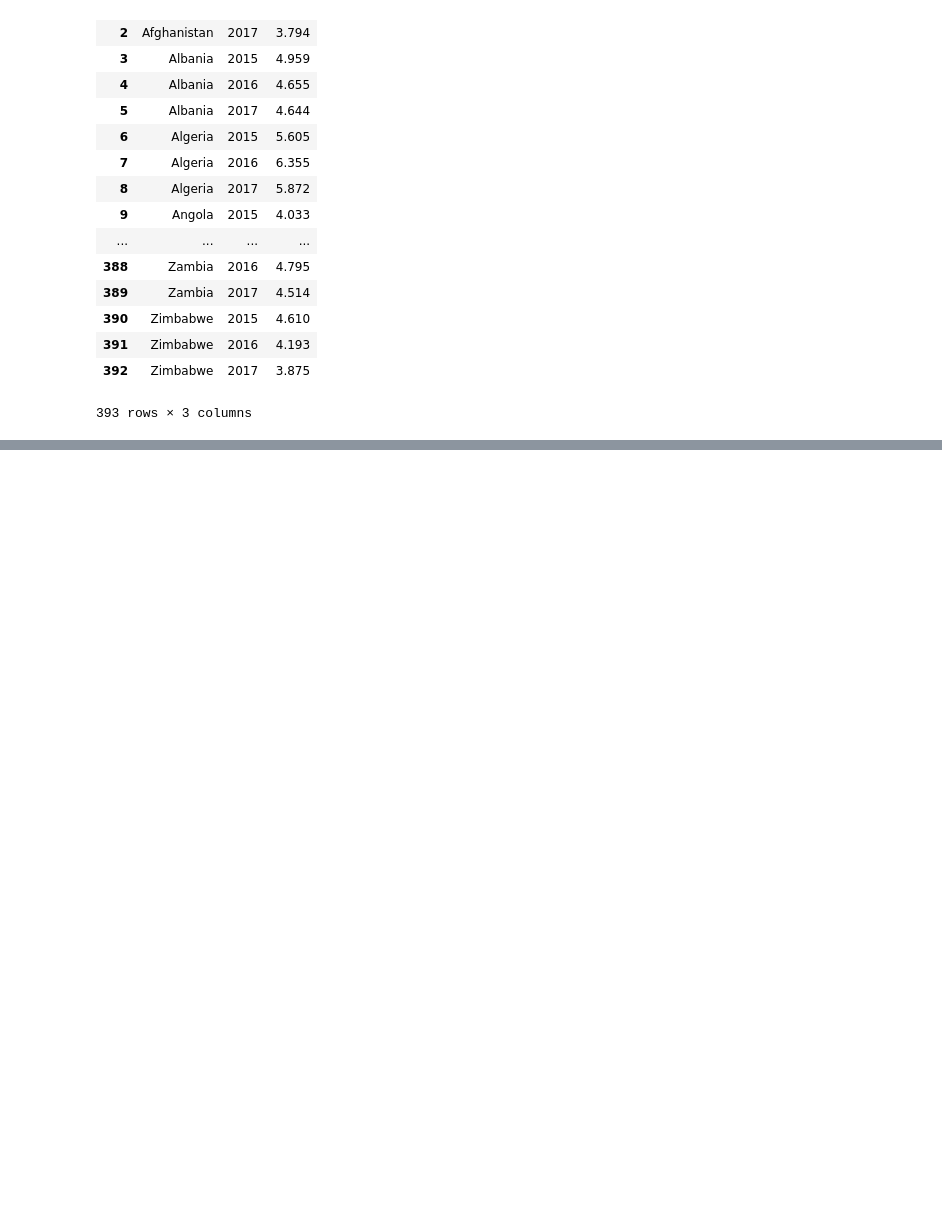
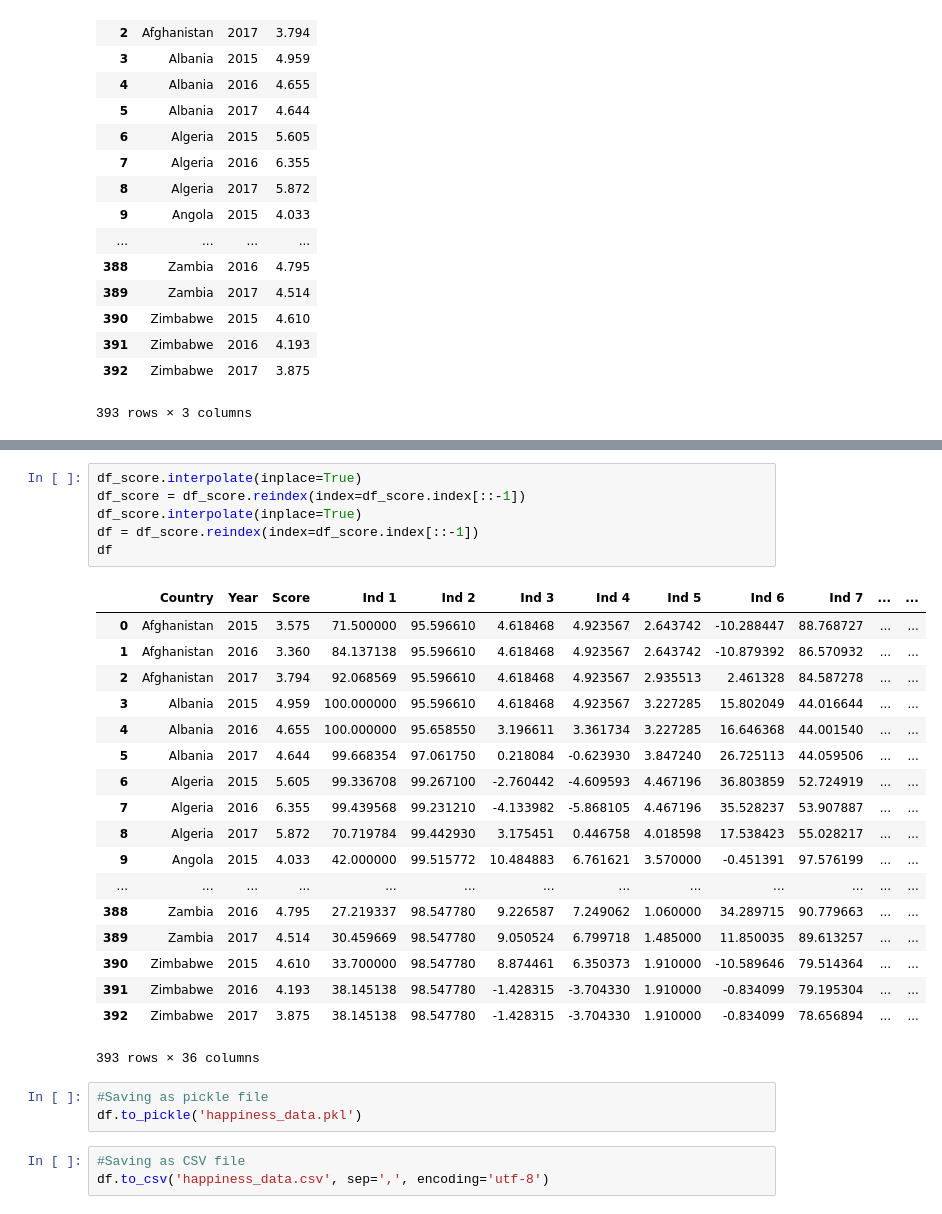
Before and after one commit to arun-joseph/Happiness-Predictor, a Jupyter notebook: dataProcessing.ipynb, the cells around one changed output, grey strips where cells are left out. Cells and saved outputs as stored; diff of their text form; blank space fills up the shorter version.

Commit message:
Interpolated data

```diff
--- a/dataProcessing.ipynb
+++ b/dataProcessing.ipynb
@@ -221 +221,32 @@ df_score
 393 rows × 36 columns
+# %%
+df_score.interpolate(inplace=True)
+df_score = df_score.reindex(index=df_score.index[::-1])
+df_score.interpolate(inplace=True)
+df = df_score.reindex(index=df_score.index[::-1])
+df
+# %% [output]
+|  | Country | Year | Score | Ind 1 | Ind 2 | Ind 3 | Ind 4 | Ind 5 | Ind 6 | Ind 7 | ... | ... |
+| 0 | Afghanistan | 2015 | 3.575 | 71.500000 | 95.596610 | 4.618468 | 4.923567 | 2.643742 | -10.288447 | 88.768727 | ... | ... |
+| 1 | Afghanistan | 2016 | 3.360 | 84.137138 | 95.596610 | 4.618468 | 4.923567 | 2.643742 | -10.879392 | 86.570932 | ... | ... |
+| 2 | Afghanistan | 2017 | 3.794 | 92.068569 | 95.596610 | 4.618468 | 4.923567 | 2.935513 | 2.461328 | 84.587278 | ... | ... |
+| 3 | Albania | 2015 | 4.959 | 100.000000 | 95.596610 | 4.618468 | 4.923567 | 3.227285 | 15.802049 | 44.016644 | ... | ... |
+| 4 | Albania | 2016 | 4.655 | 100.000000 | 95.658550 | 3.196611 | 3.361734 | 3.227285 | 16.646368 | 44.001540 | ... | ... |
+| 5 | Albania | 2017 | 4.644 | 99.668354 | 97.061750 | 0.218084 | -0.623930 | 3.847240 | 26.725113 | 44.059506 | ... | ... |
+| 6 | Algeria | 2015 | 5.605 | 99.336708 | 99.267100 | -2.760442 | -4.609593 | 4.467196 | 36.803859 | 52.724919 | ... | ... |
+| 7 | Algeria | 2016 | 6.355 | 99.439568 | 99.231210 | -4.133982 | -5.868105 | 4.467196 | 35.528237 | 53.907887 | ... | ... |
+| 8 | Algeria | 2017 | 5.872 | 70.719784 | 99.442930 | 3.175451 | 0.446758 | 4.018598 | 17.538423 | 55.028217 | ... | ... |
+| 9 | Angola | 2015 | 4.033 | 42.000000 | 99.515772 | 10.484883 | 6.761621 | 3.570000 | -0.451391 | 97.576199 | ... | ... |
+| ... | ... | ... | ... | ... | ... | ... | ... | ... | ... | ... | ... | ... |
+| 388 | Zambia | 2016 | 4.795 | 27.219337 | 98.547780 | 9.226587 | 7.249062 | 1.060000 | 34.289715 | 90.779663 | ... | ... |
+| 389 | Zambia | 2017 | 4.514 | 30.459669 | 98.547780 | 9.050524 | 6.799718 | 1.485000 | 11.850035 | 89.613257 | ... | ... |
+| 390 | Zimbabwe | 2015 | 4.610 | 33.700000 | 98.547780 | 8.874461 | 6.350373 | 1.910000 | -10.589646 | 79.514364 | ... | ... |
+| 391 | Zimbabwe | 2016 | 4.193 | 38.145138 | 98.547780 | -1.428315 | -3.704330 | 1.910000 | -0.834099 | 79.195304 | ... | ... |
+| 392 | Zimbabwe | 2017 | 3.875 | 38.145138 | 98.547780 | -1.428315 | -3.704330 | 1.910000 | -0.834099 | 78.656894 | ... | ... |
+393 rows × 36 columns
+# %%
+#Saving as pickle file
+df.to_pickle('happiness_data.pkl')
+# %%
+#Saving as CSV file
+df.to_csv('happiness_data.csv', sep=',', encoding='utf-8')
```
Also changed, not shown: parts of 3 cells of this notebook, 2 other files.
